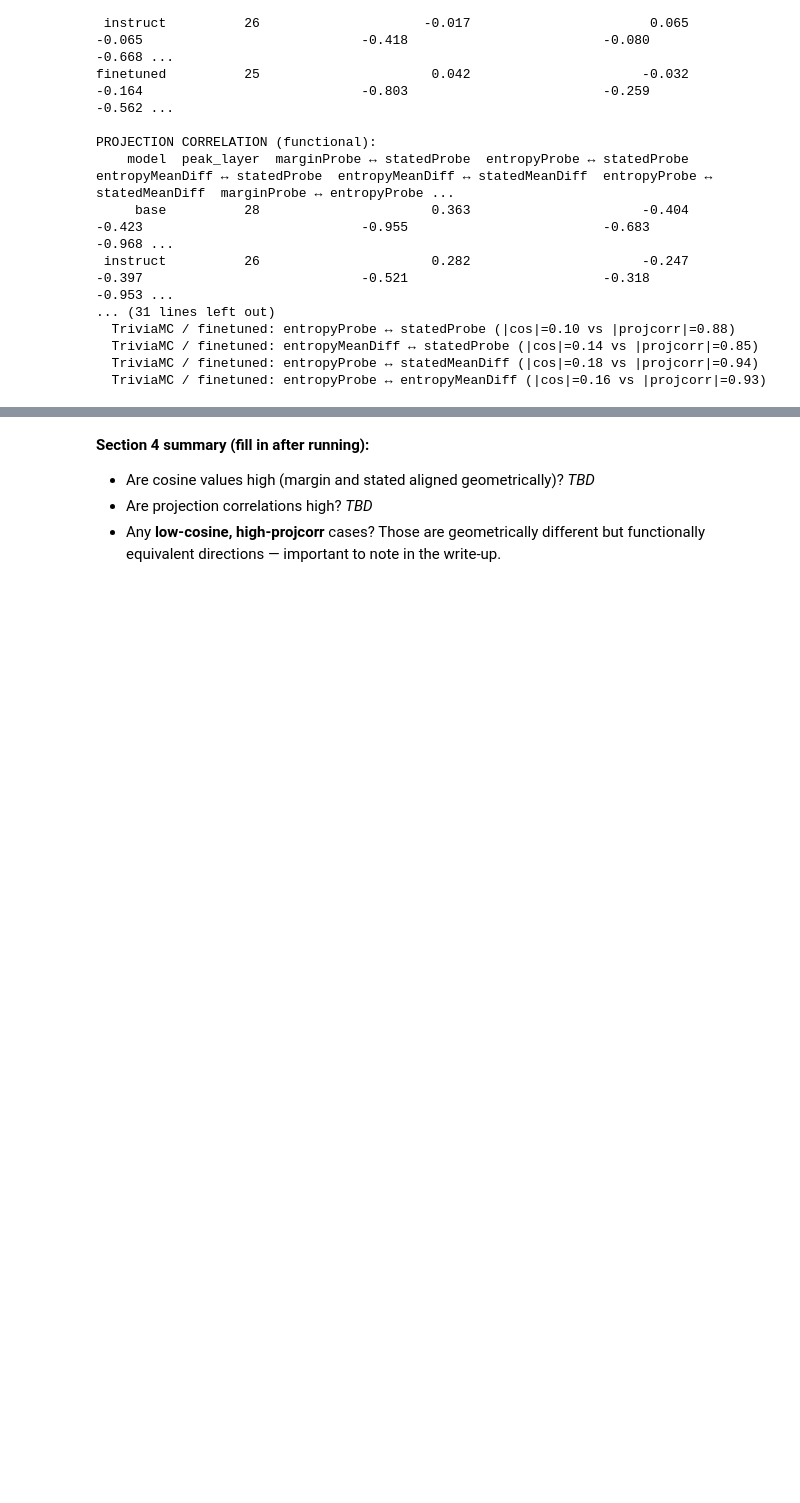
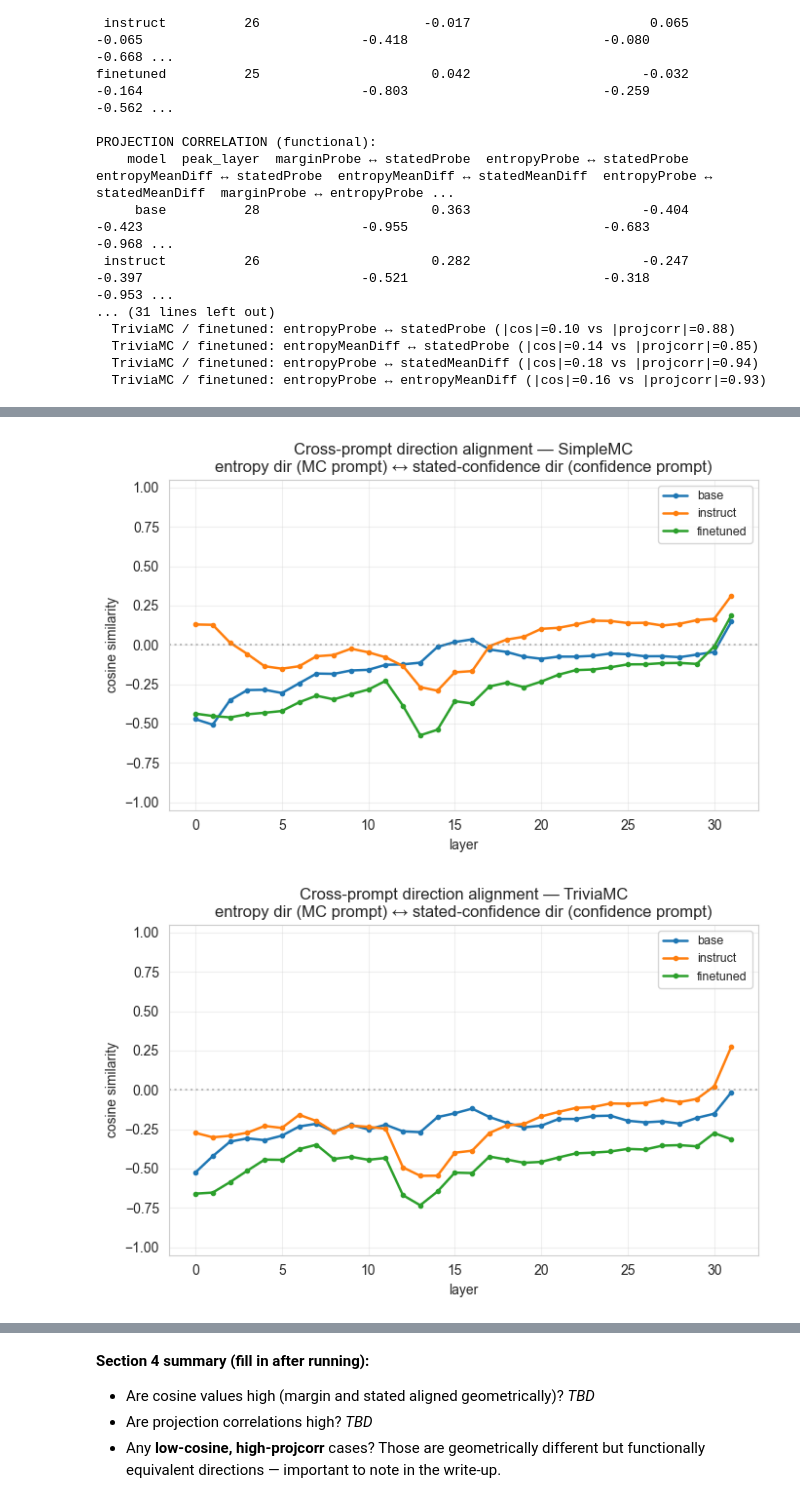
Before and after one commit to tristan-day-research/interpretability_for_llm_metacognition, a Jupyter notebook: analyze_activations.ipynb, the cells around one changed output, grey strips where cells are left out. Saved outputs shown, nothing was run; the diff lists cells and outputs as text; code cells hidden in the pictures; blank space fills up the shorter version.

```diff
--- a/analyze_activations.ipynb
+++ b/analyze_activations.ipynb
@@ -1491,0 +1545,70 @@ PROJECTION CORRELATION (functional):
+# %%
+# --- Section 4.3: Cross-prompt direction alignment (introspection proxy) ---
+# entropy direction from run.direct_acts (MC-question prompt) vs
+# stated-confidence direction from run.meta_acts (confidence prompt).
+# Unlike Section 4.2's entropyMeanDiff ↔ statedMeanDiff (both from direct_acts,
+# intra-prompt), this measures whether the "reporting channel" activations share
+# geometry with the "answer-generation" activations — a geometric proxy for
+# introspection. Sign-consistent introspection ⇒ negative cosine
+# (high MC entropy ↔ low stated confidence).
+
+CROSS_PROMPT_COSINE = {}
+
+for key, run in RUNS.items():
+    n_layers = run.n_layers
+    cosines = np.full(n_layers, np.nan, dtype=np.float32)
+    y_ent  = run.df['entropy'].values
+    y_conf = run.df['stated_confidence_numeric'].values
+    for layer in range(n_layers):
+        d_ent  = _mean_diff_direction(run.direct_acts[:, layer, :].astype(np.float32), y_ent)
+        d_conf = _mean_diff_direction(run.meta_acts[:,   layer, :].astype(np.float32), y_conf)
+        if np.any(d_ent) and np.any(d_conf):
+            cosines[layer] = float(d_ent @ d_conf)
+    CROSS_PROMPT_COSINE[key] = cosines
+
+for dataset in DATASETS:
+    present = [m for m in MODELS if (m, dataset) in CROSS_PROMPT_COSINE]
+    if not present:
+        continue
+    fig, ax = plt.subplots(figsize=(7, 4.5))
+    for model in present:
+        cos = CROSS_PROMPT_COSINE[(model, dataset)]
+        layers = PROBE_RESULTS[(model, dataset)]['layers']
+        ax.plot(layers, cos, color=MODEL_COLORS[model], label=model,
+                linewidth=1.8, marker='o', markersize=3)
+    ax.axhline(0, color='gray', linestyle=':', alpha=0.5)
+    ax.set_xlabel('layer')
+    ax.set_ylabel('cosine similarity')
+    ax.set_ylim(-1.05, 1.05)
+    ax.grid(True, alpha=0.3)
+    ax.legend(fontsize=9, loc='best')
+    ax.set_title(f'Cross-prompt direction alignment — {dataset}\n'
+                 f'entropy dir (MC prompt) ↔ stated-confidence dir (confidence prompt)')
+    plt.tight_layout()
+    plt.savefig(FIGURES_DIR / f's4_cross_prompt_alignment_{dataset}.pdf', bbox_inches='tight')
+    plt.show()
+
+# --- Summary: cross-prompt vs intra-prompt cosine at each model's margin-peak layer ---
+for dataset in DATASETS:
+    present = [m for m in MODELS if (m, dataset) in CROSS_PROMPT_COSINE]
+    if not present:
+        continue
+    rows = []
+    for model in present:
+        key = (model, dataset)
+        pr = PROBE_RESULTS[key]
+        peak_l = int(np.nanargmax(pr['within_r2_natural']['margin_logit']))
+        intra_pair = 'entropyMeanDiff ↔ statedMeanDiff'
+        intra = float(DIRECTION_DIAGNOSTICS[key][intra_pair]['cos'][peak_l])
+        cross = float(CROSS_PROMPT_COSINE[key][peak_l])
+        rows.append({
+            'model': model,
+            'peak_layer': peak_l,
+            'intra-prompt cos (entropy↔stated, both from direct_acts)': round(intra, 3),
+            'cross-prompt cos (MC-entropy ↔ conf-stated)': round(cross, 3),
+        })
+    print(f"\n=== Section 4.3 summary — {dataset} (at each model's margin-peak layer) ===\n")
+    print(pd.DataFrame(rows).to_string(index=False))
+# %% [output]
+[figure, added]
+[figure, added]
```
Also changed, not shown: parts of 20 cells of this notebook, 18 other files.
